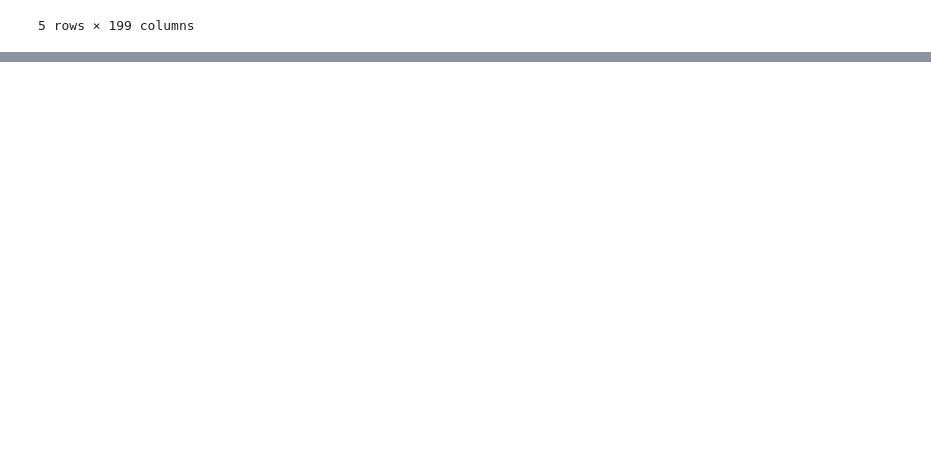
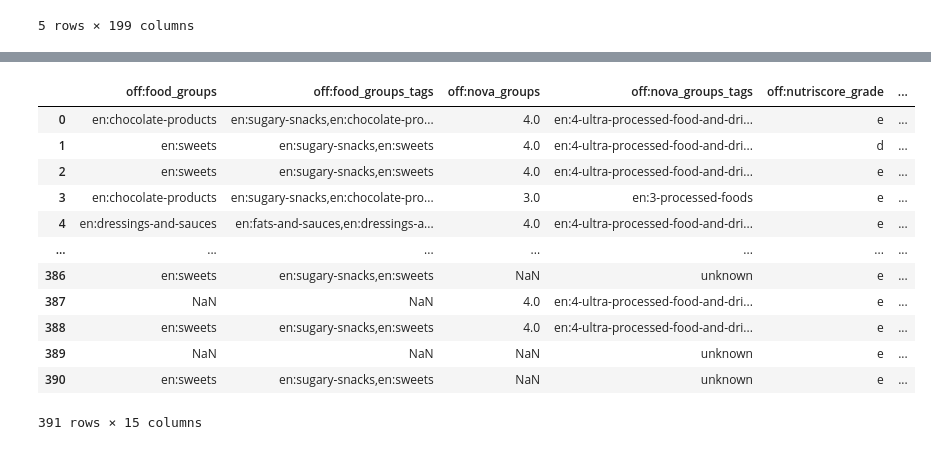
Before and after one commit to anrath/Bytes2Bites, a Jupyter notebook: starter.ipynb, the cells around one changed output, grey strips where cells are left out. Saved outputs shown, nothing was run; the diff lists cells and outputs as text; code cells hidden in the pictures; blank space fills up the shorter version.

```diff
--- a/starter.ipynb
+++ b/starter.ipynb
@@ -17,0 +127,17 @@ with open('data/columns.txt', 'w') as f:
+# %%
+off_columns = ["off:food_groups", "off:food_groups_tags", "off:nova_groups", "off:nova_groups_tags", "off:nutriscore_grade", "off:nutriscore_score", "off:ecoscore_grade", "off:ecoscore_score", "off:ecoscore_data.missing_key_data", "off:ecoscore_data.agribalyse.code", "off:ecoscore_data.adjustments.origins_of_ingredients.value", "off:ecoscore_data.adjustments.packaging.value", "off:ecoscore_data.adjustments.packaging.non_recyclable_and_non_biodegradable_materials", "off:ecoscore_data.adjustments.production_system.value", "off:ecoscore_data.adjustments.threatened_species.value"]
+df[off_columns]
+# %% [output]
+|  | off:food_groups | off:food_groups_tags | off:nova_groups | off:nova_groups_tags | off:nutriscore_grade | ... |
+| 0 | en:chocolate-products | en:sugary-snacks,en:chocolate-pro... | 4.0 | en:4-ultra-processed-food-and-dri... | e | ... |
+| 1 | en:sweets | en:sugary-snacks,en:sweets | 4.0 | en:4-ultra-processed-food-and-dri... | d | ... |
+| 2 | en:sweets | en:sugary-snacks,en:sweets | 4.0 | en:4-ultra-processed-food-and-dri... | e | ... |
+| 3 | en:chocolate-products | en:sugary-snacks,en:chocolate-pro... | 3.0 | en:3-processed-foods | e | ... |
+| 4 | en:dressings-and-sauces | en:fats-and-sauces,en:dressings-a... | 4.0 | en:4-ultra-processed-food-and-dri... | e | ... |
+| ... | ... | ... | ... | ... | ... | ... |
+| 386 | en:sweets | en:sugary-snacks,en:sweets | NaN | unknown | e | ... |
+| 387 | NaN | NaN | 4.0 | en:4-ultra-processed-food-and-dri... | e | ... |
+| 388 | en:sweets | en:sugary-snacks,en:sweets | 4.0 | en:4-ultra-processed-food-and-dri... | e | ... |
+| 389 | NaN | NaN | NaN | unknown | e | ... |
+| 390 | en:sweets | en:sugary-snacks,en:sweets | NaN | unknown | e | ... |
+391 rows × 15 columns
```
Also changed, not shown: parts of 10 cells of this notebook, 1 other file.
